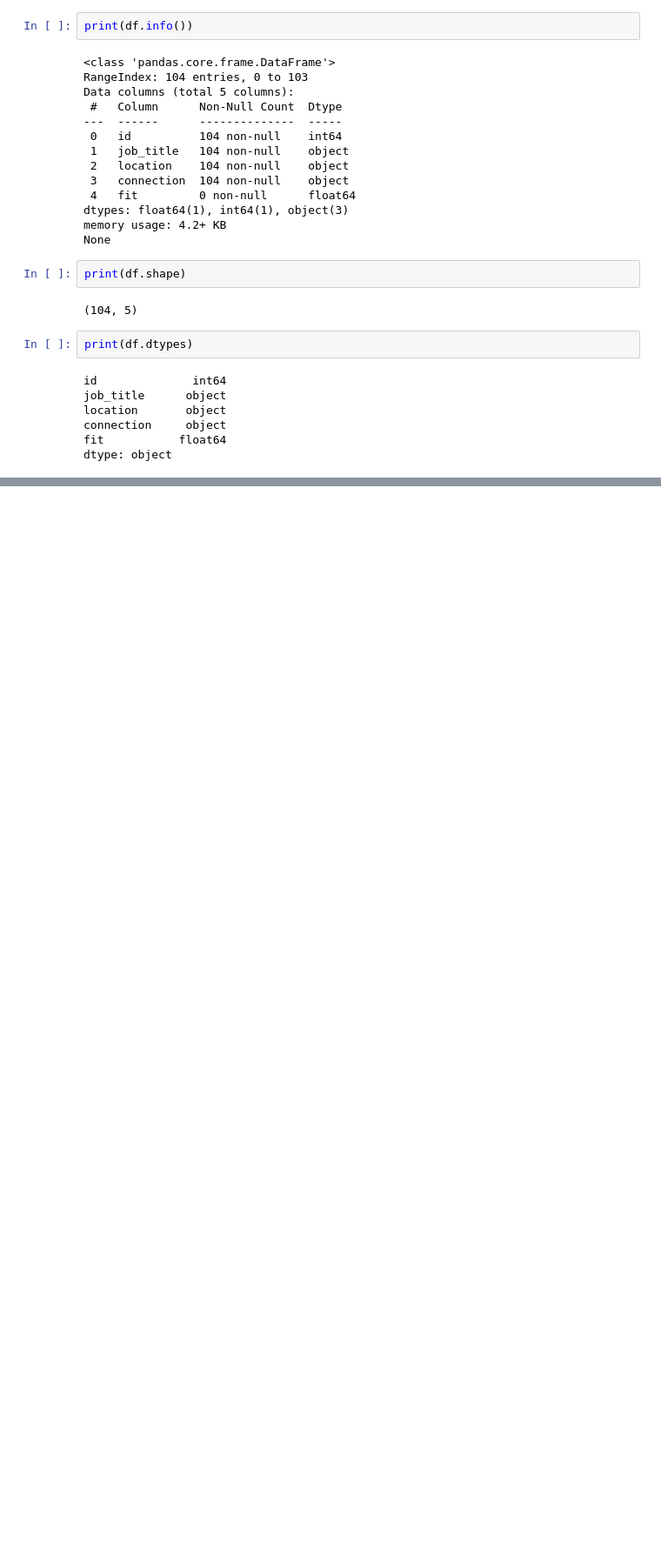
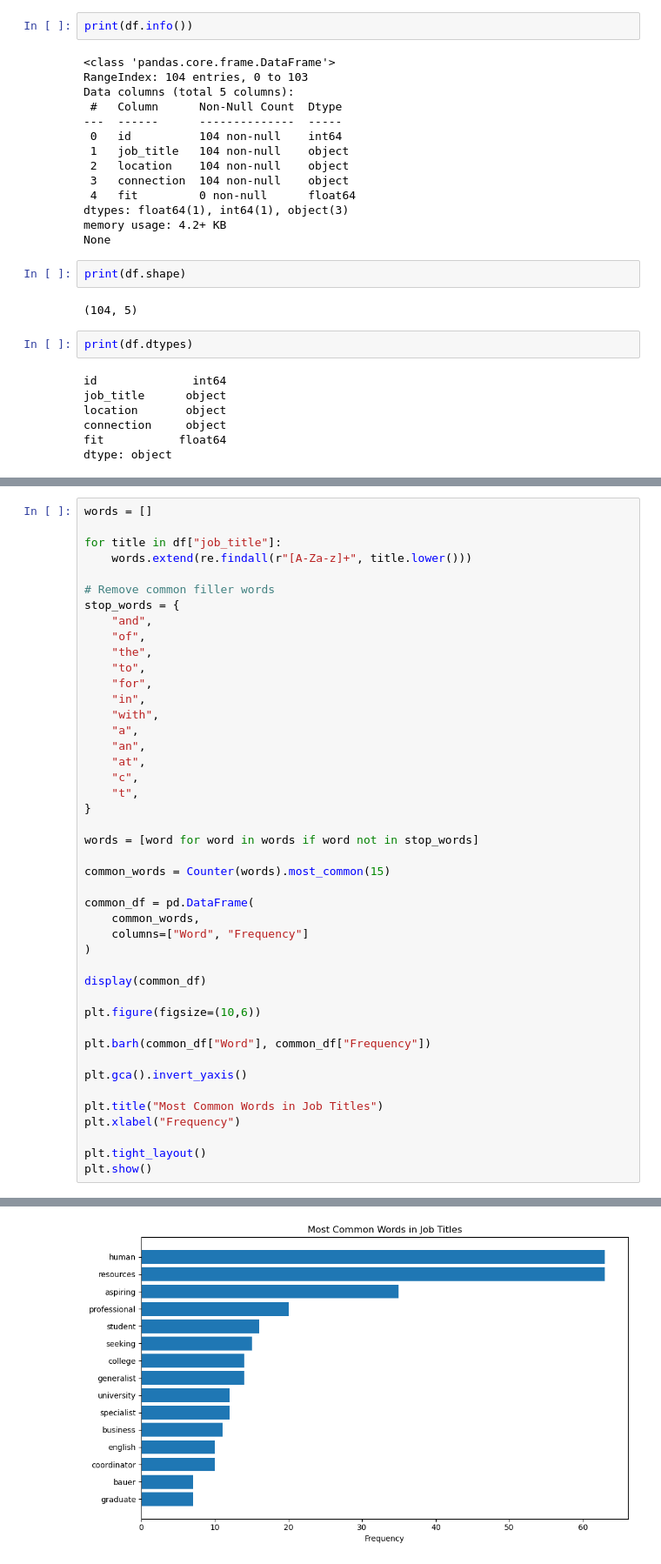
Before and after one commit to DillonR03/Potential-Talents-Candidate-Ranking-Model, a Jupyter notebook: PotentialTalentsNotebook.ipynb, the cells around one changed output, grey strips where cells are left out. Shown at 87% size. Drawn from its saved outputs; the diff is of its cells as text; blank space fills up the shorter version.

```diff
--- a/PotentialTalentsNotebook.ipynb
+++ b/PotentialTalentsNotebook.ipynb
@@ -116,0 +135,45 @@ plt.show()
+# %%
+words = []
+
+for title in df["job_title"]:
+    words.extend(re.findall(r"[A-Za-z]+", title.lower()))
+
+# Remove common filler words
+stop_words = {
+    "and",
+    "of",
+    "the",
+    "to",
+    "for",
+    "in",
+    "with",
+    "a",
+    "an",
+    "at",
+    "c",
+    "t",
+}
+
+words = [word for word in words if word not in stop_words]
+
+common_words = Counter(words).most_common(15)
+
+common_df = pd.DataFrame(
+    common_words,
+    columns=["Word", "Frequency"]
+)
+
+display(common_df)
+
+plt.figure(figsize=(10,6))
+
+plt.barh(common_df["Word"], common_df["Frequency"])
+
+plt.gca().invert_yaxis()
+
+plt.title("Most Common Words in Job Titles")
+plt.xlabel("Frequency")
+
+plt.tight_layout()
+plt.show()
+# %% [output]
@@ -117,3 +196,4 @@ plt.show()
+[figure, added]
 # %%
 location_counts = (
     df["location"]
```
Also changed, not shown: parts of 18 cells of this notebook.
